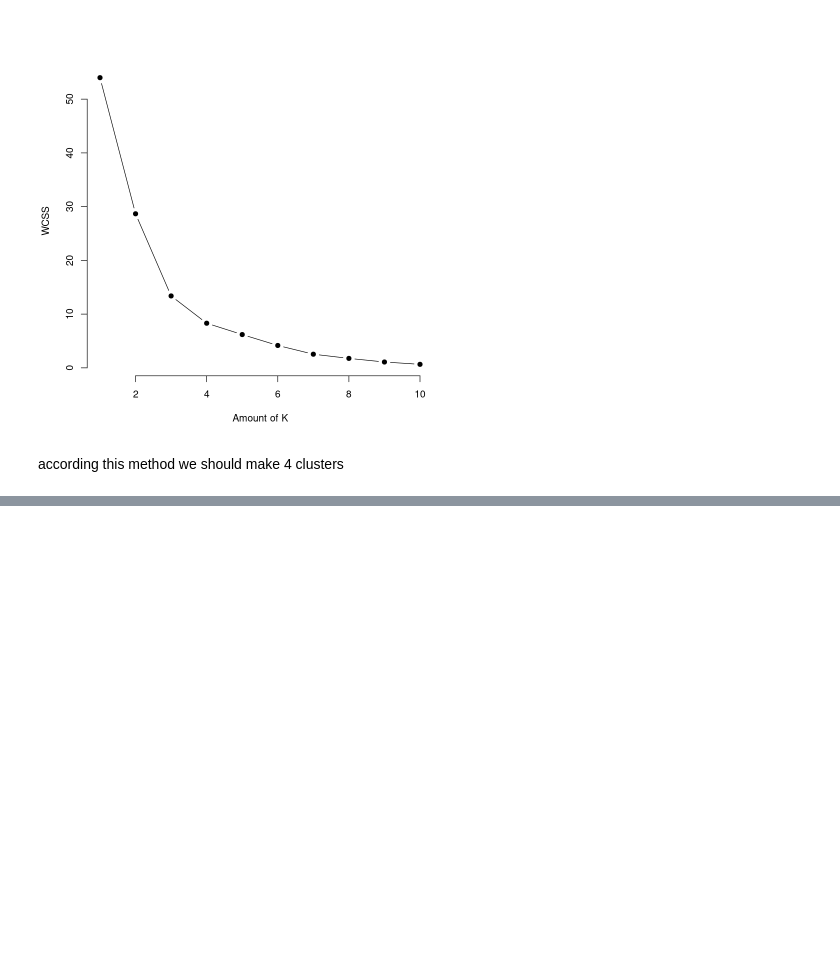
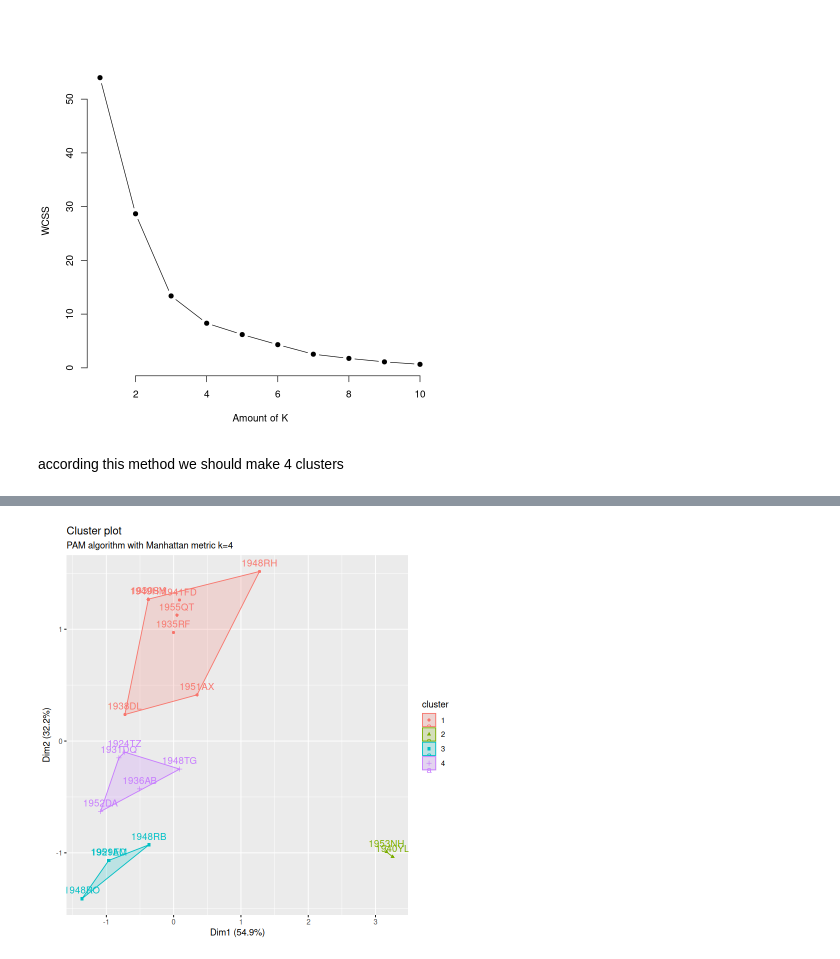
Before and after one commit to Ad04ka/statistics, a Jupyter notebook: statistic/code/cluster_analysis.ipynb, the cells around one changed output, grey strips where cells are left out. Saved outputs shown, nothing was run; the diff lists cells and outputs as text; code cells hidden in the pictures; blank space fills up the shorter version.

```diff
--- a/statistic/code/cluster_analysis.ipynb
+++ b/statistic/code/cluster_analysis.ipynb
@@ -122,0 +141,10 @@ according this method we should make 4 clusters
+# %%
+# Compute PAM with Manhattan metric
+fitk2 = astrodata %>%
+  pam(., k = 4, metric = "manhattan")
+
+# Visualize the results
+fviz_cluster(fitk2) +
+  labs(subtitle = "PAM algorithm with Manhattan metric k=4")
+# %% [output]
+[figure, added]
```
Also changed, not shown: parts of 36 cells of this notebook, 3 other files.
